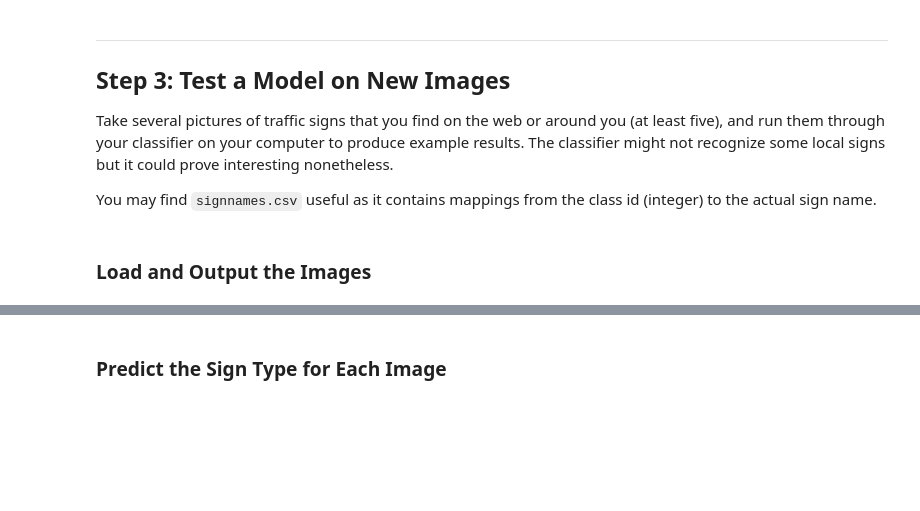
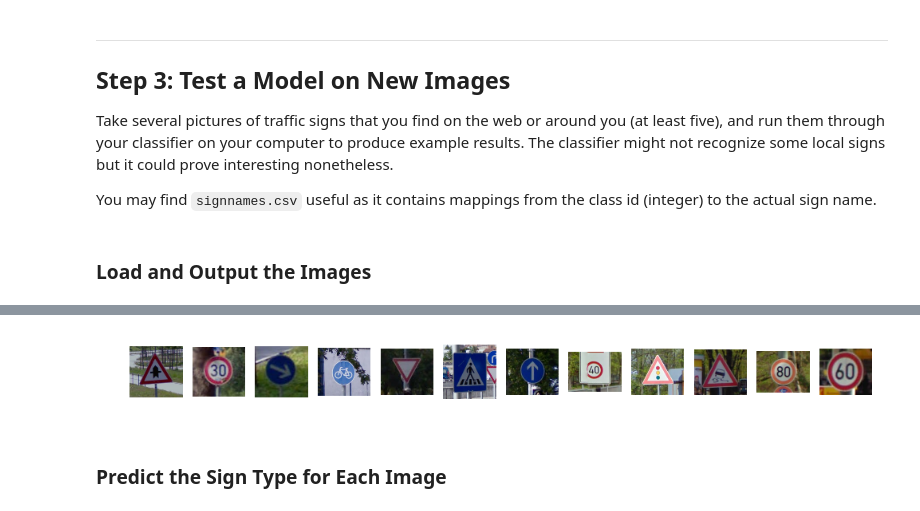
Before and after one commit to kcbighuge/CarND-Traffic-Sign-Classifier-Project-P2, a Jupyter notebook: Traffic_Sign_Classifier_v1.ipynb, the cells around one changed output, grey strips where cells are left out. Drawn from its saved outputs; the diff is of its cells as text; code cells hidden in the pictures; blank space fills up the shorter version.

Commit message:
load test images

```diff
--- a/Traffic_Sign_Classifier_v1.ipynb
+++ b/Traffic_Sign_Classifier_v1.ipynb
@@ -772,3 +786,28 @@ You may find `signnames.csv` useful as it contains mappings from the class id (i
+# %%
+### Load the images and plot them here.
+list_images = os.listdir("test_images/")
+num_images = len(list_images)
+
+gs1 = gridspec.GridSpec(1,num_images)
+
+plt.rcParams['savefig.dpi']=100.
+plt.figure(figsize=(12,4))
+
+for i in range(num_images):
+    ax1 = plt.subplot(gs1[i])
+    ax1.set_xticklabels([])
+    ax1.set_yticklabels([])
+    ax1.set_aspect('equal')
+
+    img = mpimg.imread('test_images/{}'.format(list_images[i]))
+
+    plt.subplot(1, num_images, i+1)
+    plt.imshow(img)
+    plt.axis('off')
+
+plt.show()
+# %% [output]
+[figure, added]
 # %% [markdown]
 ### Predict the Sign Type for Each Image
 # %%
```
Also changed, not shown: parts of 5 cells of this notebook.
